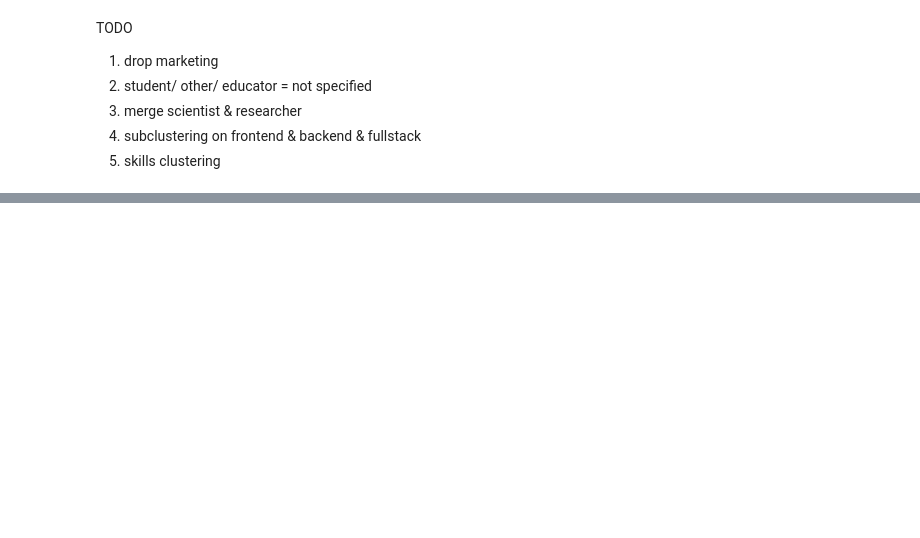
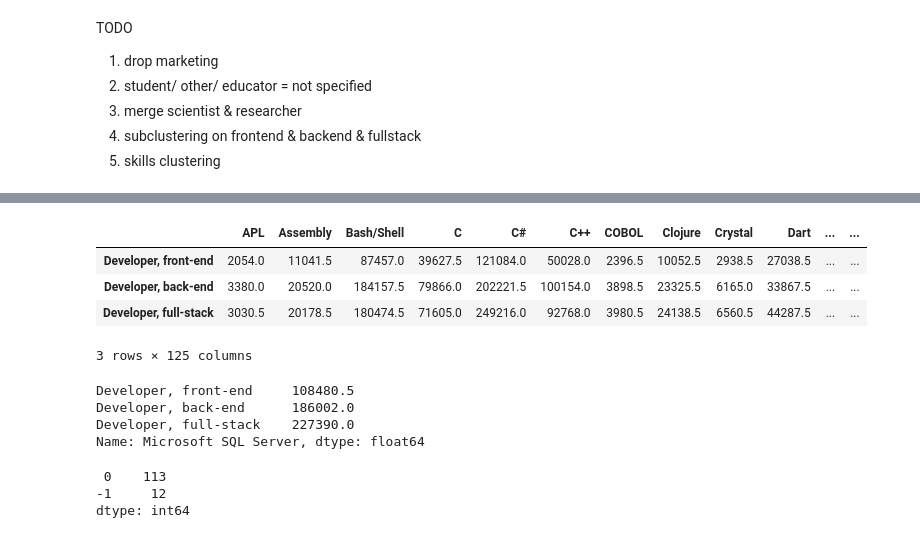
Before and after one commit to mahmoud-elgarnosy/stackoverflow-skills-analytics, a Jupyter notebook: notebooks/04__Feature_Engineering.ipynb, the cells around one changed output, grey strips where cells are left out. Cells and saved outputs as stored; diff of their text form; code cells hidden in the pictures; blank space fills up the shorter version.

```diff
--- a/notebooks/04__Feature_Engineering.ipynb
+++ b/notebooks/04__Feature_Engineering.ipynb
@@ -28,0 +37,2 @@ encoded_df
+# %%
+encoded_df2 = encoded_df.copy()
@@ -28,0 +133,34 @@ encoded_df
+# %%
+jobs   = ['Developer, front-end','Developer, back-end','Developer, full-stack']
+skills = encoded_df2._drop_axis('DevType', axis=1,level = 0).columns.droplevel(level = 0).tolist()
+# %%
+#
+job_skill = {}
+mask = ~ (encoded_df2.columns.get_level_values(level = 0)=='DevType')
+non_DevType = encoded_df2.iloc[:,mask].values
+
+# non_DevType.shape()
+
+for job in jobs:
+    job_skill[job] = ((encoded_df2['DevType'][job].values.reshape(1,-1)) @ non_DevType )[0]
+
+job_skill = pd.DataFrame(job_skill,index = skills)
+# job_skill
+# job_skill = encoded_df['DevType'].values.reshape(len(jobs),-1) @ non_DevType
+# job_skill = pd.DataFrame(job_skill,columns = skills,index = jobs)
+# %%
+job_skill = job_skill.T
+job_skill.head()
+# %% [output]
+|  | APL | Assembly | Bash/Shell | C | C# | C++ | COBOL | Clojure | Crystal | Dart | ... | ... |
+| Developer, front-end | 2054.0 | 11041.5 | 87457.0 | 39627.5 | 121084.0 | 50028.0 | 2396.5 | 10052.5 | 2938.5 | 27038.5 | ... | ... |
+| Developer, back-end | 3380.0 | 20520.0 | 184157.5 | 79866.0 | 202221.5 | 100154.0 | 3898.5 | 23325.5 | 6165.0 | 33867.5 | ... | ... |
+| Developer, full-stack | 3030.5 | 20178.5 | 180474.5 | 71605.0 | 249216.0 | 92768.0 | 3980.5 | 24138.5 | 6560.5 | 44287.5 | ... | ... |
+3 rows × 125 columns
+# %%
+job_skill.iloc[:,45]
+# %% [output]
+Developer, front-end     108480.5
+Developer, back-end      186002.0
+Developer, full-stack    227390.0
+Name: Microsoft SQL Server, dtype: float64
@@ -28,0 +172,6 @@ encoded_df
+# %%
+clusters.value_counts()
+# %% [output]
+ 0    113
+-1     12
+dtype: int64
```
Also changed, not shown: parts of 24 cells of this notebook, 4 other files.
